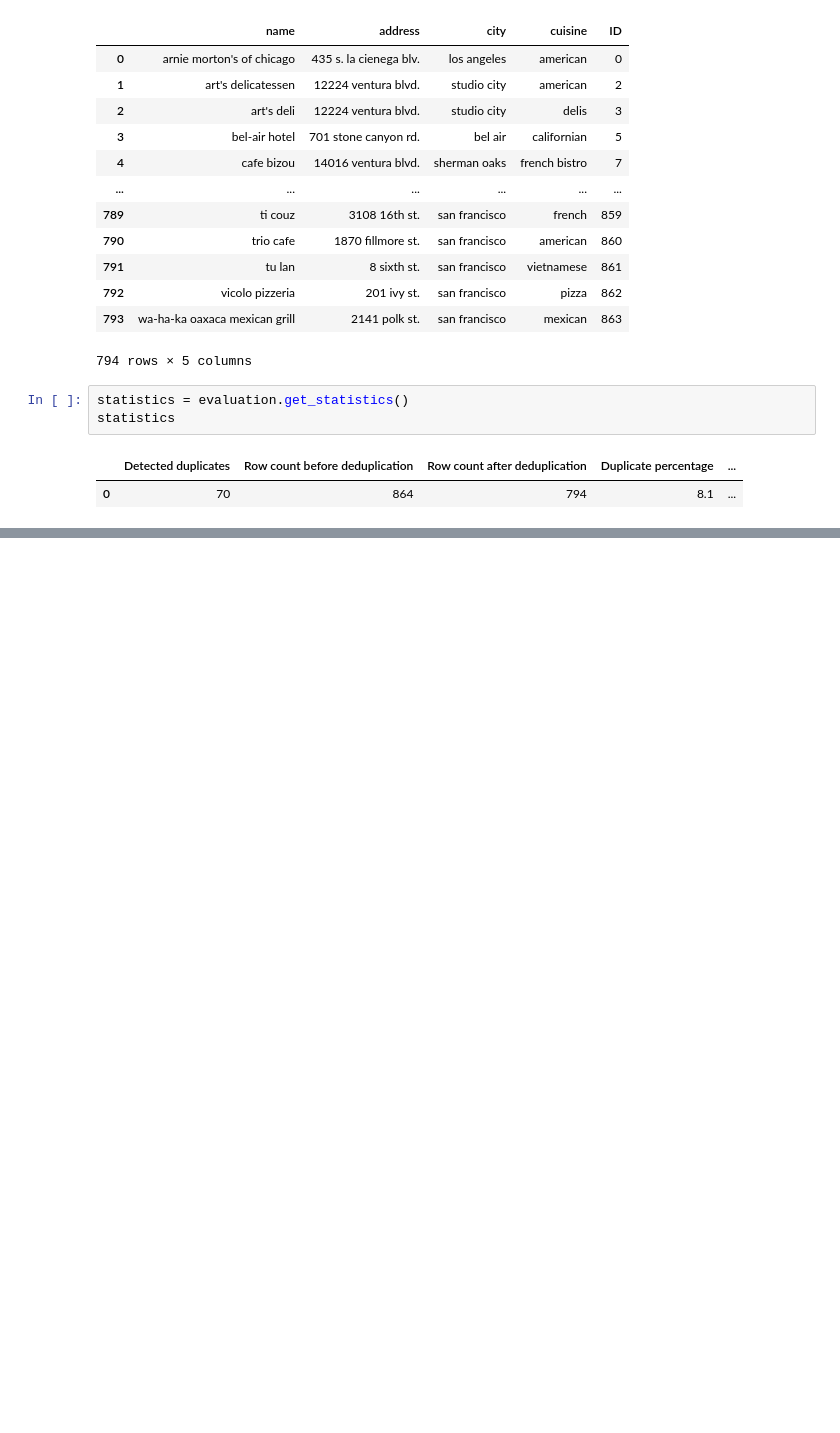
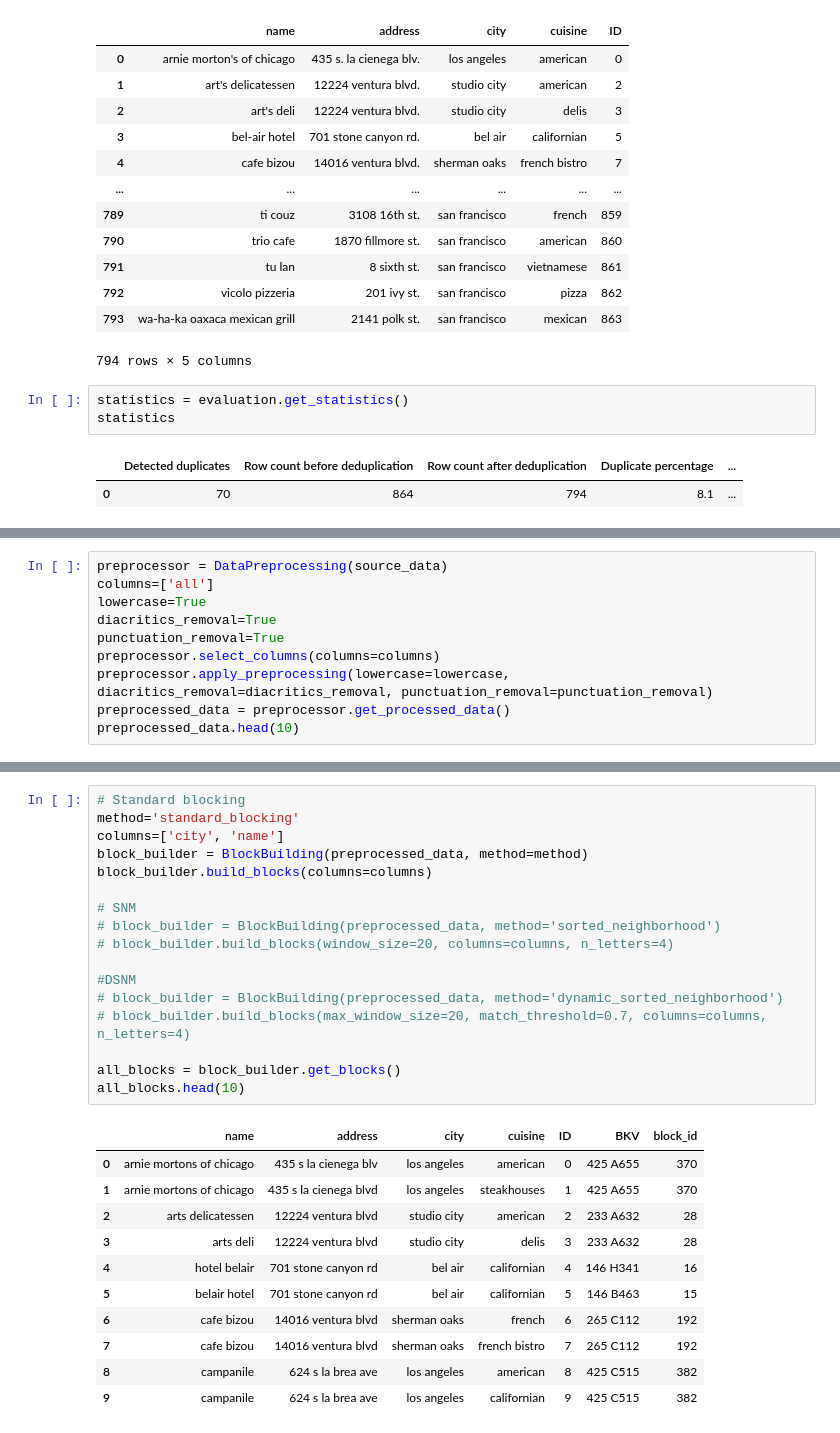
Before and after one commit to miszcz44/inzynierka_deduplikacja, a Jupyter notebook: data_pipeline/data_pipeline.ipynb, the cells around one changed output, grey strips where cells are left out. Saved outputs shown, nothing was run; the diff lists cells and outputs as text; blank space fills up the shorter version.

```diff
--- a/data_pipeline/data_pipeline.ipynb
+++ b/data_pipeline/data_pipeline.ipynb
@@ -1040,0 +1105,10 @@ workflow_methods
+# %%
+preprocessor = DataPreprocessing(source_data)
+columns=['all']
+lowercase=True
+diacritics_removal=True
+punctuation_removal=True
+preprocessor.select_columns(columns=columns)
+preprocessor.apply_preprocessing(lowercase=lowercase, diacritics_removal=diacritics_removal, punctuation_removal=punctuation_removal)
+preprocessed_data = preprocessor.get_processed_data()
+preprocessed_data.head(10)
@@ -1040,0 +1127,29 @@ workflow_methods
+# %%
+# Standard blocking
+method='standard_blocking'
+columns=['city', 'name']
+block_builder = BlockBuilding(preprocessed_data, method=method)
+block_builder.build_blocks(columns=columns)
+
+# SNM
+# block_builder = BlockBuilding(preprocessed_data, method='sorted_neighborhood')
+# block_builder.build_blocks(window_size=20, columns=columns, n_letters=4)
+
+#DSNM
+# block_builder = BlockBuilding(preprocessed_data, method='dynamic_sorted_neighborhood')
+# block_builder.build_blocks(max_window_size=20, match_threshold=0.7, columns=columns, n_letters=4)
+
+all_blocks = block_builder.get_blocks()
+all_blocks.head(10)
+# %% [output]
+|  | name | address | city | cuisine | ID | BKV | block_id |
+| 0 | arnie mortons of chicago | 435 s la cienega blv | los angeles | american | 0 | 425 A655 | 370 |
+| 1 | arnie mortons of chicago | 435 s la cienega blvd | los angeles | steakhouses | 1 | 425 A655 | 370 |
+| 2 | arts delicatessen | 12224 ventura blvd | studio city | american | 2 | 233 A632 | 28 |
+| 3 | arts deli | 12224 ventura blvd | studio city | delis | 3 | 233 A632 | 28 |
+| 4 | hotel belair | 701 stone canyon rd | bel air | californian | 4 | 146 H341 | 16 |
+| 5 | belair hotel | 701 stone canyon rd | bel air | californian | 5 | 146 B463 | 15 |
+| 6 | cafe bizou | 14016 ventura blvd | sherman oaks | french | 6 | 265 C112 | 192 |
+| 7 | cafe bizou | 14016 ventura blvd | sherman oaks | french bistro | 7 | 265 C112 | 192 |
+| 8 | campanile | 624 s la brea ave | los angeles | american | 8 | 425 C515 | 382 |
+| 9 | campanile | 624 s la brea ave | los angeles | californian | 9 | 425 C515 | 382 |
```
Also changed, not shown: parts of 12 cells of this notebook, 1 other file.
